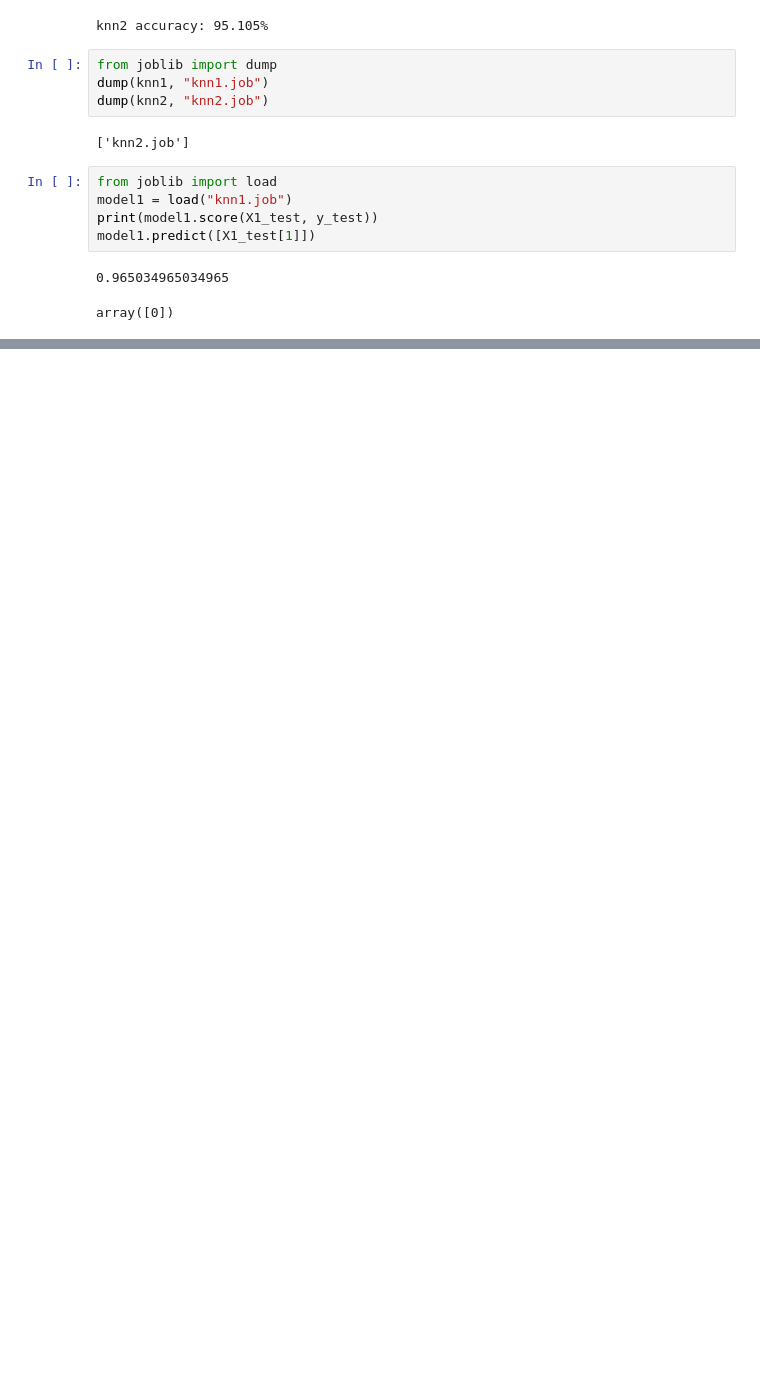
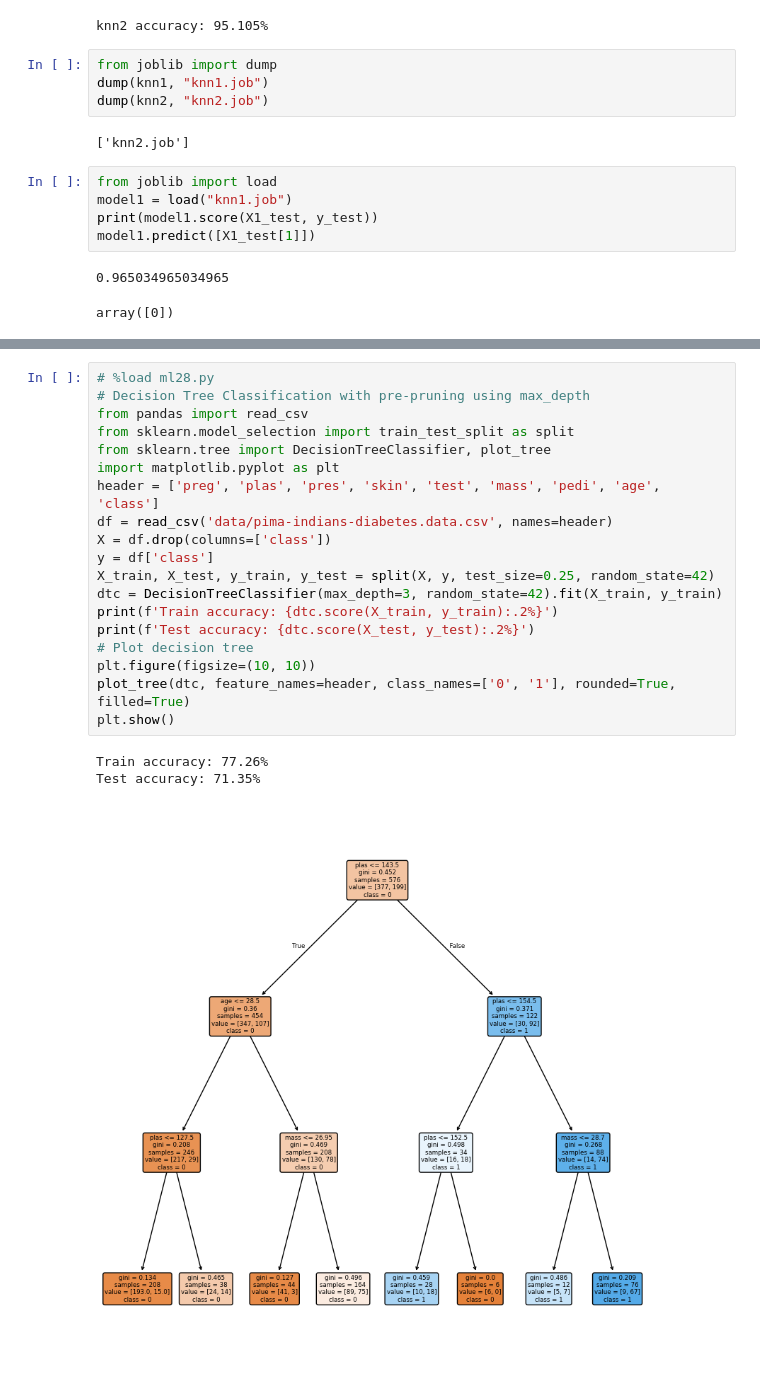
Before and after one commit to wooihaw/mlpy_aug2024, a Jupyter notebook: day2.ipynb, the cells around one changed output, grey strips where cells are left out. Cells and saved outputs as stored; diff of their text form; blank space fills up the shorter version.

```diff
--- a/day2.ipynb
+++ b/day2.ipynb
@@ -243,0 +370,23 @@ array([0])
+# %%
+# %load ml28.py
+# Decision Tree Classification with pre-pruning using max_depth
+from pandas import read_csv
+from sklearn.model_selection import train_test_split as split
+from sklearn.tree import DecisionTreeClassifier, plot_tree
+import matplotlib.pyplot as plt
+header = ['preg', 'plas', 'pres', 'skin', 'test', 'mass', 'pedi', 'age', 'class']
+df = read_csv('data/pima-indians-diabetes.data.csv', names=header)
+X = df.drop(columns=['class'])
+y = df['class']
+X_train, X_test, y_train, y_test = split(X, y, test_size=0.25, random_state=42)
+dtc = DecisionTreeClassifier(max_depth=3, random_state=42).fit(X_train, y_train)
+print(f'Train accuracy: {dtc.score(X_train, y_train):.2%}')
+print(f'Test accuracy: {dtc.score(X_test, y_test):.2%}')
+# Plot decision tree
+plt.figure(figsize=(10, 10))
+plot_tree(dtc, feature_names=header, class_names=['0', '1'], rounded=True, filled=True)
+plt.show()
+# %% [output]
+Train accuracy: 77.26%
+Test accuracy: 71.35%
+[figure, added]
```
Also changed, not shown: parts of 19 cells of this notebook, 1 other file.
